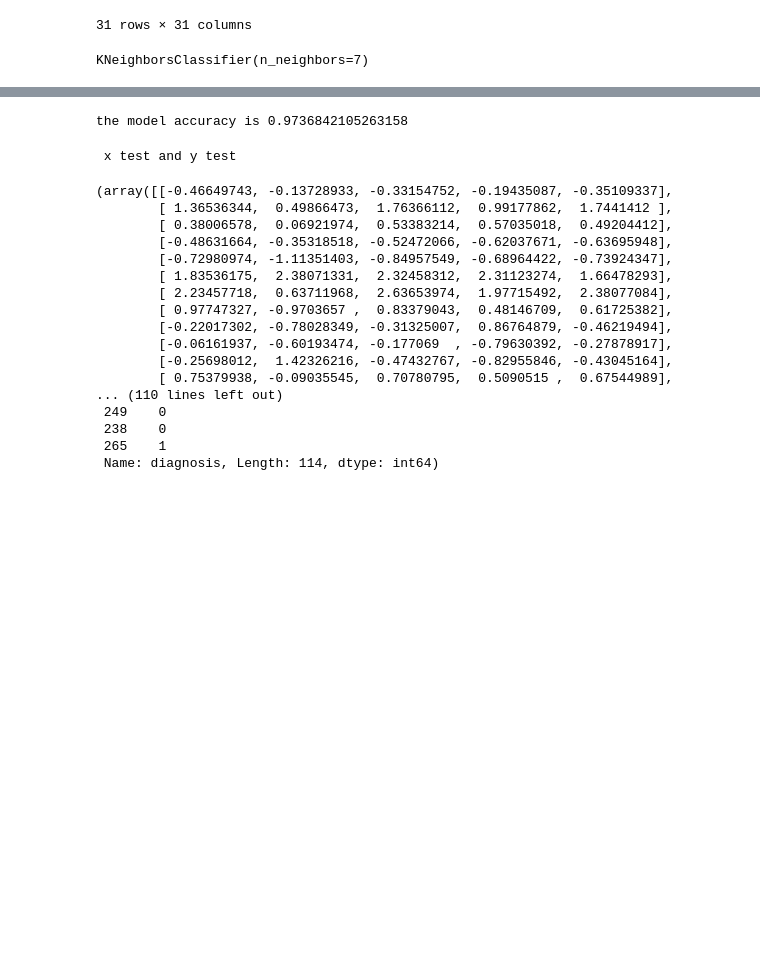
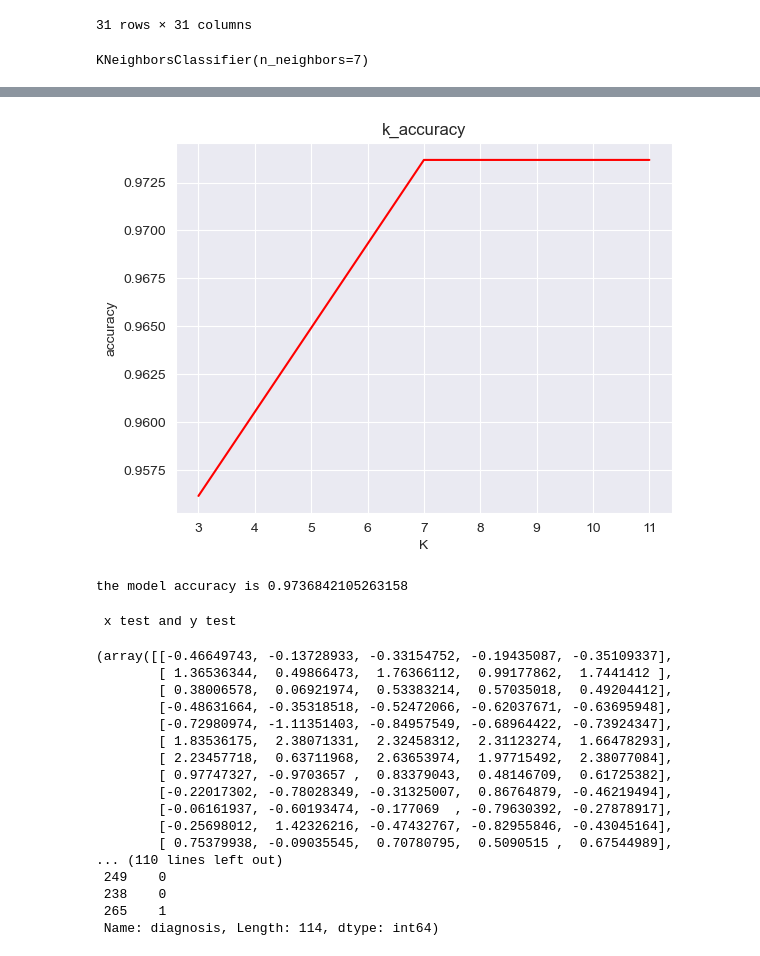
Before and after one commit to abdallahebba/breast-cancer-knn, a Jupyter notebook: knn.ipynb, the cells around one changed output, grey strips where cells are left out. Saved outputs shown, nothing was run; the diff lists cells and outputs as text; code cells hidden in the pictures; blank space fills up the shorter version.

Commit message:
new_with_accuracyLinePlot

```diff
--- a/knn.ipynb
+++ b/knn.ipynb
@@ -231,3 +232,13 @@ model= KNeighborsClassifier(n_neighbors=7)
 model.fit(x_train,y_train)
 # %% [output]
 KNeighborsClassifier(n_neighbors=7)
+# %%
+k=[3,5,7,9,10,11,12]
+accu=[]
+for i in k:
+    model2=KNeighborsClassifier(n_neighbors=i)
+    model2.fit(x_train,y_train)
+    y_pred2 = model2.predict(x_test)
+    acc=accuracy_score(y_test, y_pred2)
+    accu.append(acc)
+    print(f"the model accuracy is {accuracy_score(y_test, y_pred2)} when k = {i}")
@@ -234,3 +253,12 @@ KNeighborsClassifier(n_neighbors=7)
+# %%
+plt.plot(k,accu,color="red")
+plt.title("k_accuracy")
+plt.xlabel("K")
+plt.ylabel("accuracy")
+
+plt.show()
+# %% [output]
+[figure, added]
 # %%
 y_pred=model.predict(x_test)
 # %%
```
Also changed, not shown: parts of 2 cells of this notebook.
